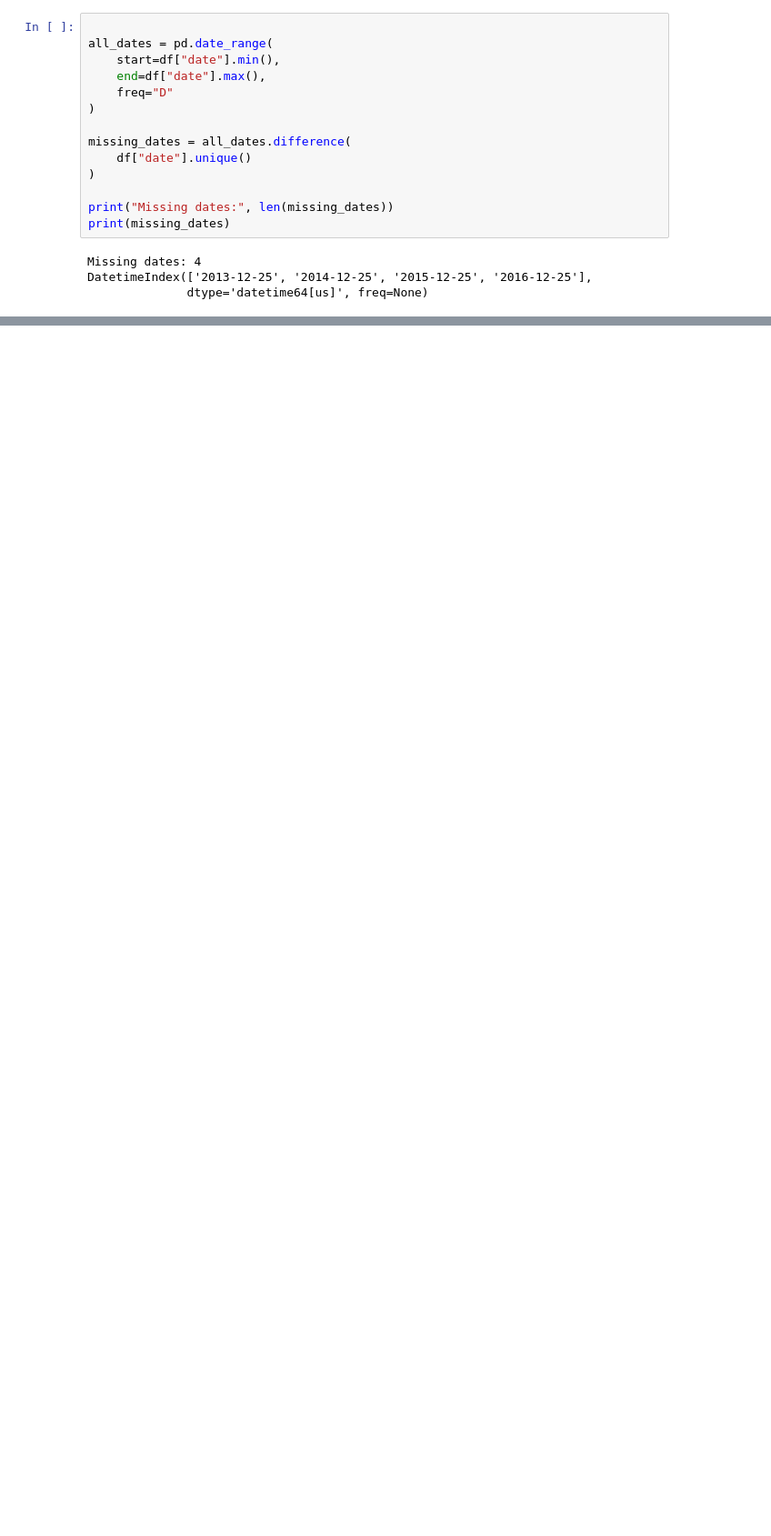
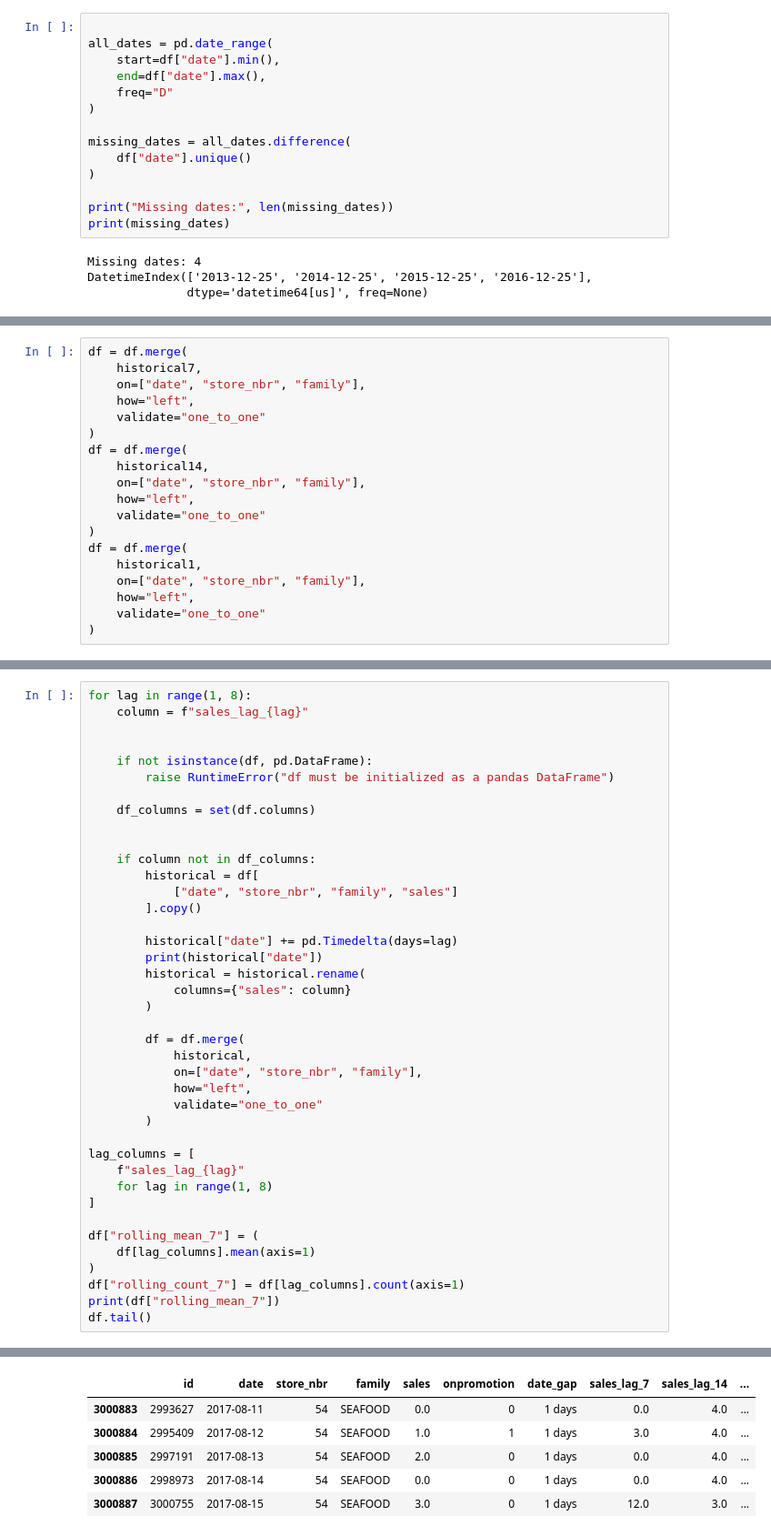
Before and after one commit to cadenasl/retailStore_machine_learning_model, a Jupyter notebook: notebooks/01_exploration.ipynb, the cells around one changed output, grey strips where cells are left out. Shown at 91% size. Saved outputs shown, nothing was run; the diff lists cells and outputs as text; blank space fills up the shorter version.

Commit message:
added analyzes in how looking at features rolling average features

```diff
--- a/notebooks/01_exploration.ipynb
+++ b/notebooks/01_exploration.ipynb
@@ -261,0 +295,19 @@ DatetimeIndex(['2013-12-25', '2014-12-25', '2015-12-25', '2016-12-25'],
+# %%
+df = df.merge(
+    historical7,
+    on=["date", "store_nbr", "family"],
+    how="left",
+    validate="one_to_one"
+)
+df = df.merge(
+    historical14,
+    on=["date", "store_nbr", "family"],
+    how="left",
+    validate="one_to_one"
+)
+df = df.merge(
+    historical1,
+    on=["date", "store_nbr", "family"],
+    how="left",
+    validate="one_to_one"
+)
@@ -261,0 +350,41 @@ DatetimeIndex(['2013-12-25', '2014-12-25', '2015-12-25', '2016-12-25'],
+# %%
+for lag in range(1, 8):
+    column = f"sales_lag_{lag}"
+
+
+    if not isinstance(df, pd.DataFrame):
+        raise RuntimeError("df must be initialized as a pandas DataFrame")
+
+    df_columns = set(df.columns)
+
+
+    if column not in df_columns:
+        historical = df[
+            ["date", "store_nbr", "family", "sales"]
+        ].copy()
+
+        historical["date"] += pd.Timedelta(days=lag)
+        print(historical["date"])
+        historical = historical.rename(
+            columns={"sales": column}
+        )
+
+        df = df.merge(
+            historical,
+            on=["date", "store_nbr", "family"],
+            how="left",
+            validate="one_to_one"
+        )
+
+lag_columns = [
+    f"sales_lag_{lag}"
+    for lag in range(1, 8)
+]
+
+df["rolling_mean_7"] = (
+    df[lag_columns].mean(axis=1)
+)
+df["rolling_count_7"] = df[lag_columns].count(axis=1)
+print(df["rolling_mean_7"])
+df.tail()
+# %% [output]
@@ -261,0 +403,6 @@ DatetimeIndex(['2013-12-25', '2014-12-25', '2015-12-25', '2016-12-25'],
+|  | id | date | store_nbr | family | sales | onpromotion | date_gap | sales_lag_7 | sales_lag_14 | ... |
+| 3000883 | 2993627 | 2017-08-11 | 54 | SEAFOOD | 0.0 | 0 | 1 days | 0.0 | 4.0 | ... |
+| 3000884 | 2995409 | 2017-08-12 | 54 | SEAFOOD | 1.0 | 1 | 1 days | 3.0 | 4.0 | ... |
+| 3000885 | 2997191 | 2017-08-13 | 54 | SEAFOOD | 2.0 | 0 | 1 days | 0.0 | 4.0 | ... |
+| 3000886 | 2998973 | 2017-08-14 | 54 | SEAFOOD | 0.0 | 0 | 1 days | 0.0 | 4.0 | ... |
+| 3000887 | 3000755 | 2017-08-15 | 54 | SEAFOOD | 3.0 | 0 | 1 days | 12.0 | 3.0 | ... |
```
Also changed, not shown: parts of 6 cells of this notebook.
